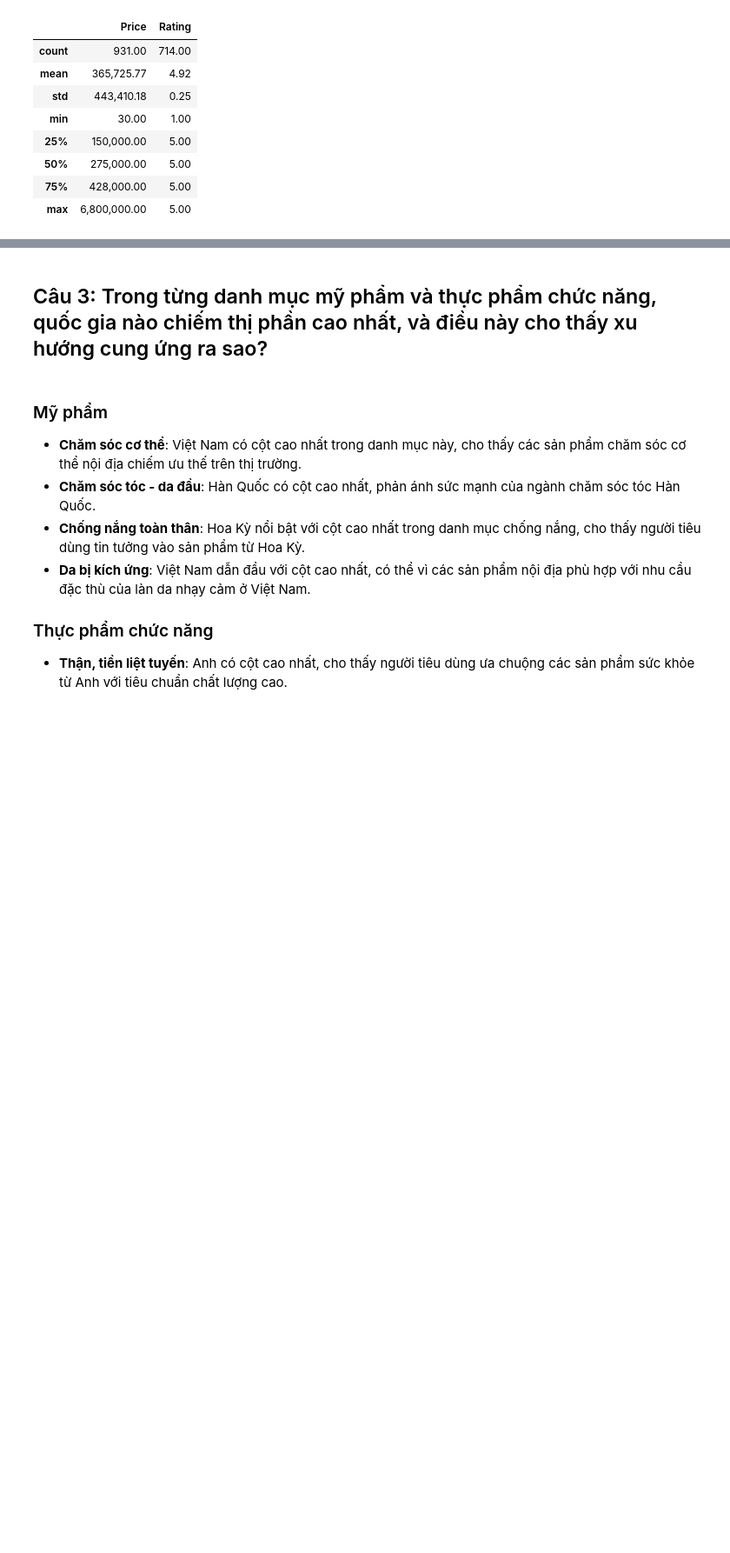
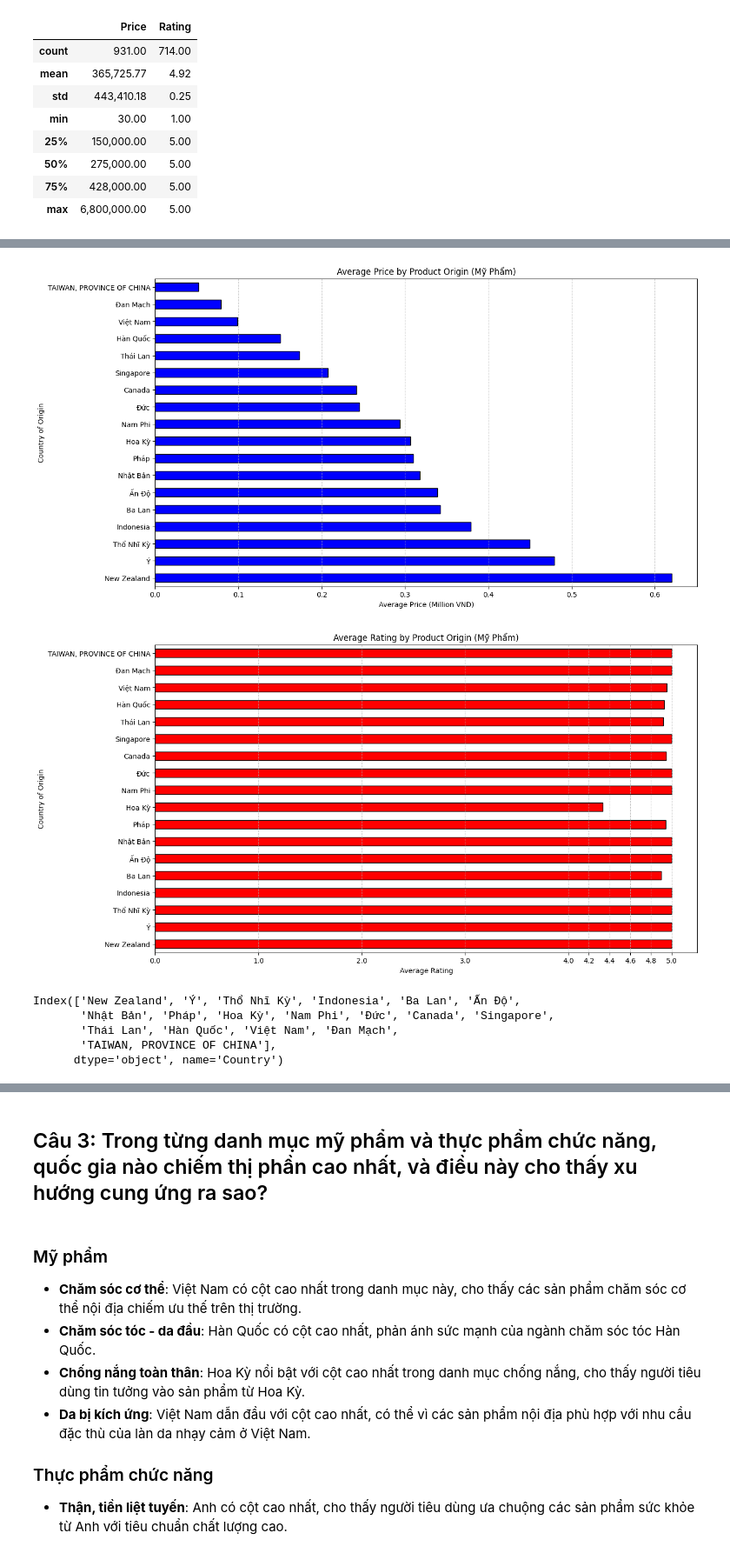
Before and after one commit to LLH-07/Introduction-to-Data-Science-22KHDL1, a Jupyter notebook: Visulaization.ipynb, the cells around one changed output, grey strips where cells are left out. Shown at 87% size. Saved outputs shown, nothing was run; the diff lists cells and outputs as text; code cells hidden in the pictures; blank space fills up the shorter version.

```diff
--- a/Visulaization.ipynb
+++ b/Visulaization.ipynb
@@ -73,0 +170,11 @@ df_tpcn.describe().applymap(lambda x: f'{x:,.2f}')
+# %%
+country_order_mypham = plot_average_by_origin_price(df_mypham, 'Average Price by Product Origin (Mỹ Phẩm)', 'Average Price (Million VND)')
+plot_average_by_origin_rating(df_mypham, 'Average Rating by Product Origin (Mỹ Phẩm)', 'Average Rating', order=country_order_mypham)
+# %% [output]
+[figure, added]
+[figure, added]
+Index(['New Zealand', 'Ý', 'Thổ Nhĩ Kỳ', 'Indonesia', 'Ba Lan', 'Ấn Độ',
+       'Nhật Bản', 'Pháp', 'Hoa Kỳ', 'Nam Phi', 'Đức', 'Canada', 'Singapore',
+       'Thái Lan', 'Hàn Quốc', 'Việt Nam', 'Đan Mạch',
+       'TAIWAN, PROVINCE OF CHINA'],
+      dtype='object', name='Country')
```
Also changed, not shown: parts of 13 cells of this notebook, 1 other file.
